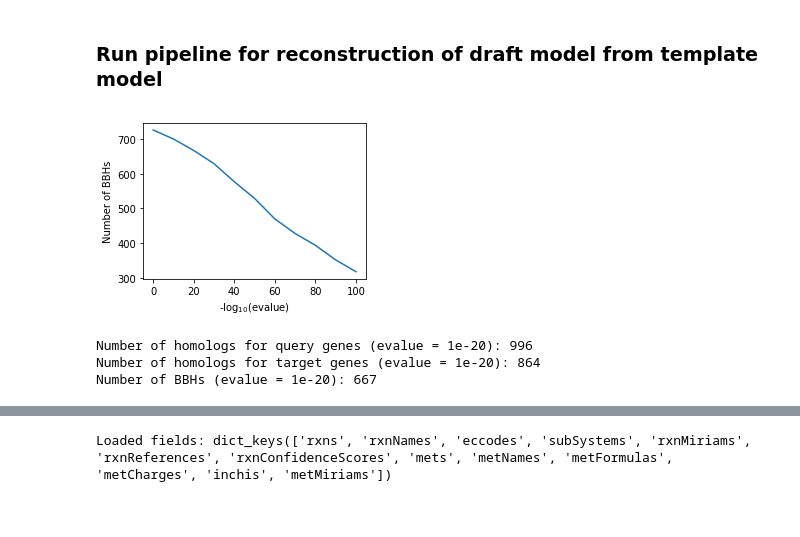
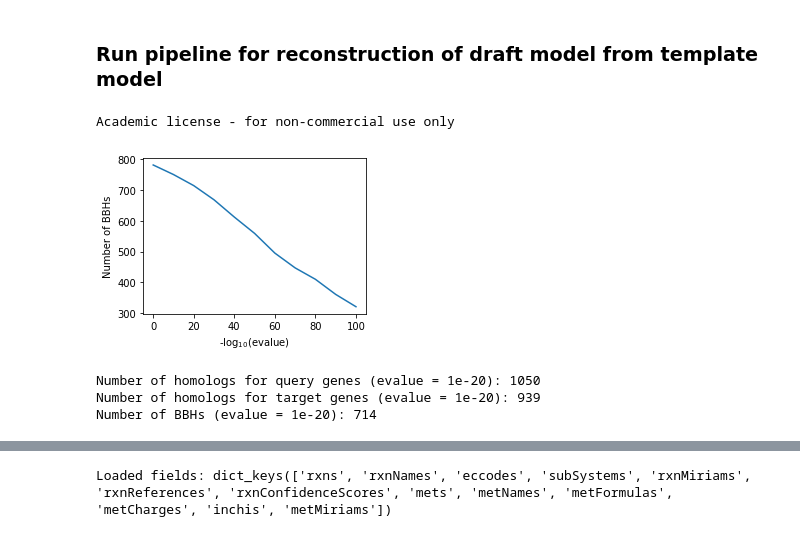
Before and after one commit to SysBioChalmers/Halo-GEM, a Jupyter notebook: ComplementaryScripts/DraftModels/Source/gap_filling-core_eco_biomass_add_template_rxns_without_missing_genes.ipynb, the cells around one changed output, grey strips where cells are left out. Drawn from its saved outputs; the diff is of its cells as text; code cells hidden in the pictures.

Commit message:
fix: modify model combination and gap-filling for iML1515 tempalte

```diff
--- a/ComplementaryScripts/DraftModels/Source/gap_filling-core_eco_biomass_add_template_rxns_without_missing_genes.ipynb
+++ b/ComplementaryScripts/DraftModels/Source/gap_filling-core_eco_biomass_add_template_rxns_without_missing_genes.ipynb
@@ -132,7 +137,7 @@ def do_blast(query_fasta,target_fasta):
     add_coverage('blast_tmps/input.fa','../Results/bidirectional_blast.tab')
     os.system('rm -r blast_tmps')
 # %%
-def extract_BBHs(BBH_evalue,report=False,coverage=45):
+def extract_BBHs(blastfile,BBH_evalue,report=False,coverage=45):
     # BBH_evalue: like 1e-10
     # report: if True, print out the nubmer of BBHs
     # coverage: the lower bound of query coverage to determine a true hit. from 0-100
@@ -140,7 +145,7 @@ def extract_BBHs(BBH_evalue,report=False,coverage=45):
 
     target_query = dict()
     query_target = dict()
-    for line in open('../Results/bidirectional_blast.tab'):
+    for line in open(blastfile):
         cont = line.split()
         evalue = float(cont[10])
         cov = float(cont[12])
@@ -400,6 +405,9 @@ def remove_rxns_with_missing_genes(model,report=True):
 ### Run pipeline for reconstruction of draft model from template model
 # %%
 # template_model = cobra.io.read_sbml_model('../Dataset/iJO1366.xml')
-template_model = load_ecoli_model('../Dataset/iJO1366.mat','../Dataset/iJO1366.xml')
+template_model = load_ecoli_model('../../../ComplementaryData/iML1515.mat',
+                                  '../../../ComplementaryData/iML1515.xml')
+# %% [output]
+Academic license - for non-commercial use only
 # %%
 # download enzyme sequences in the template model
@@ -412,23 +420,23 @@ template_model = load_ecoli_model('../Dataset/iJO1366.mat','../Dataset/iJO1366.x
 # %%
 # BBH, try different evalues
 evalues =  np.arange(0,110,10,dtype=float)
 BBH_nums = list()
 for evalue in evalues:
-    BBH = extract_BBHs(10**(-evalue))
+    BBH = extract_BBHs('../Results/bidirectional_blast.tab',10**(-evalue))
     BBH_nums.append(len(BBH))
 plt.figure(figsize=(4,3))
 plt.plot(evalues,BBH_nums)
 plt.xlabel('-log$_{10}$(evalue)')
 plt.ylabel('Number of BBHs')
 plt.tight_layout()
 # %% [output]
-[figure, old version]
+[figure, new version]
 # %%
-BBHs = extract_BBHs(1e-20,True)
+BBHs = extract_BBHs('../Results/bidirectional_blast.tab',1e-20,True)
 # %% [output]
-Number of homologs for query genes (evalue = 1e-20): 996
-Number of homologs for target genes (evalue = 1e-20): 864
-Number of BBHs (evalue = 1e-20): 667
+Number of homologs for query genes (evalue = 1e-20): 1050
+Number of homologs for target genes (evalue = 1e-20): 939
+Number of BBHs (evalue = 1e-20): 714
 # %%
 # Build first template model
 candidate_rxns = get_all_rxns_in_BBH(template_model, BBHs)
```
Also changed, not shown: parts of 67 cells of this notebook.
